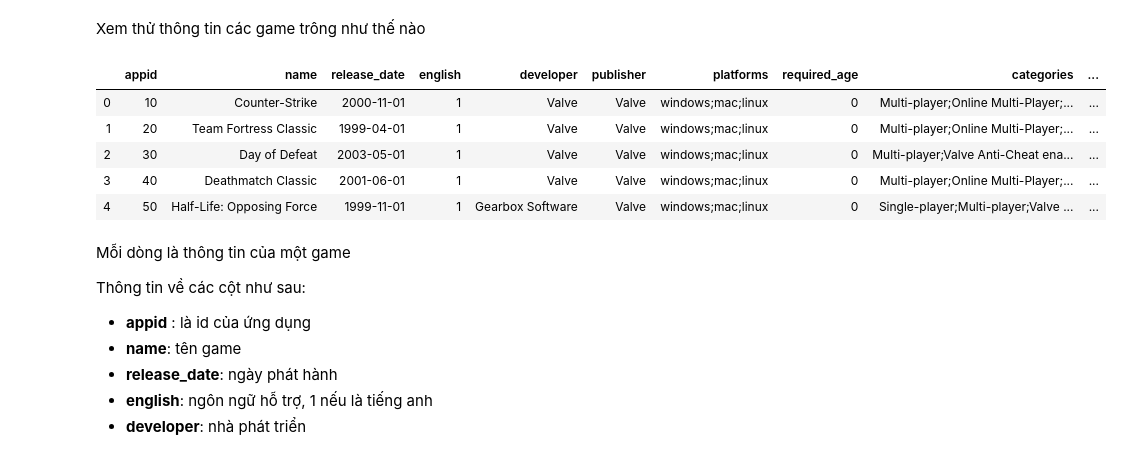
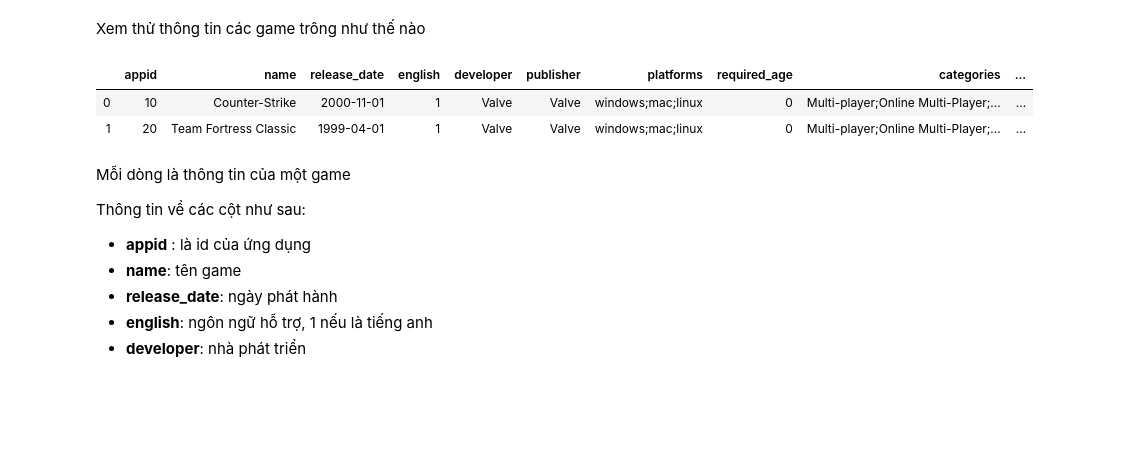
Before and after one commit to remrem12/KHDL, a Jupyter notebook: 1712613-BuiHuuNghia.ipynb, the cells around one changed output. Drawn from its saved outputs; the diff is of its cells as text; code cells hidden in the pictures; blank space fills up the shorter version.

```diff
--- a/1712613-BuiHuuNghia.ipynb
+++ b/1712613-BuiHuuNghia.ipynb
@@ -46,14 +46,11 @@ Vậy dữ liệu có kích thước là 27075 dòng x 18 cột
 # %% [markdown]
 Xem thử thông tin các game trông như thế nào
 # %%
-games_df.head()
+games_df.head(2)
 # %% [output]
 |  | appid | name | release_date | english | developer | publisher | platforms | required_age | categories | ... |
 | 0 | 10 | Counter-Strike | 2000-11-01 | 1 | Valve | Valve | windows;mac;linux | 0 | Multi-player;Online Multi-Player;... | ... |
 | 1 | 20 | Team Fortress Classic | 1999-04-01 | 1 | Valve | Valve | windows;mac;linux | 0 | Multi-player;Online Multi-Player;... | ... |
-| 2 | 30 | Day of Defeat | 2003-05-01 | 1 | Valve | Valve | windows;mac;linux | 0 | Multi-player;Valve Anti-Cheat ena... | ... |
-| 3 | 40 | Deathmatch Classic | 2001-06-01 | 1 | Valve | Valve | windows;mac;linux | 0 | Multi-player;Online Multi-Player;... | ... |
-| 4 | 50 | Half-Life: Opposing Force | 1999-11-01 | 1 | Gearbox Software | Valve | windows;mac;linux | 0 | Single-player;Multi-player;Valve ... | ... |
 # %% [markdown]
 Mỗi dòng là thông tin của một game
 
```
Also changed, not shown: parts of 28 cells of this notebook.
